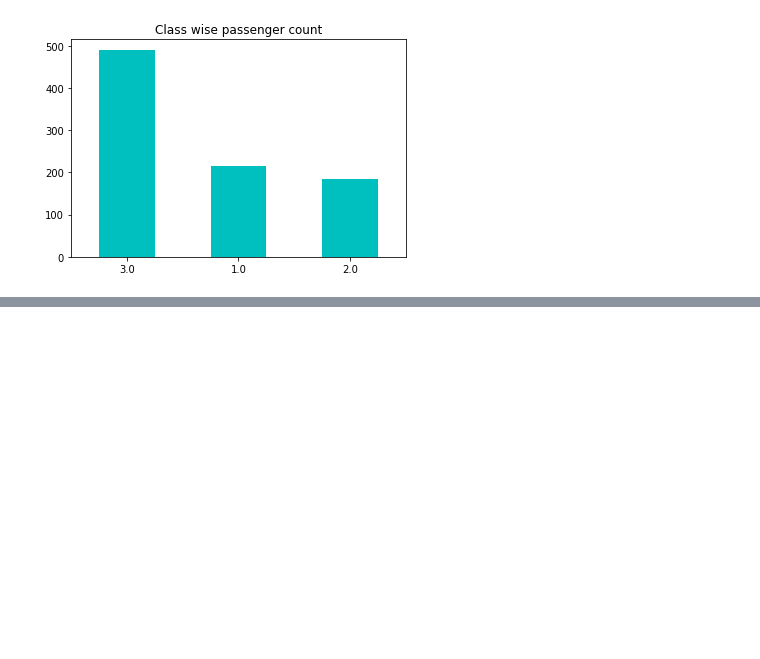
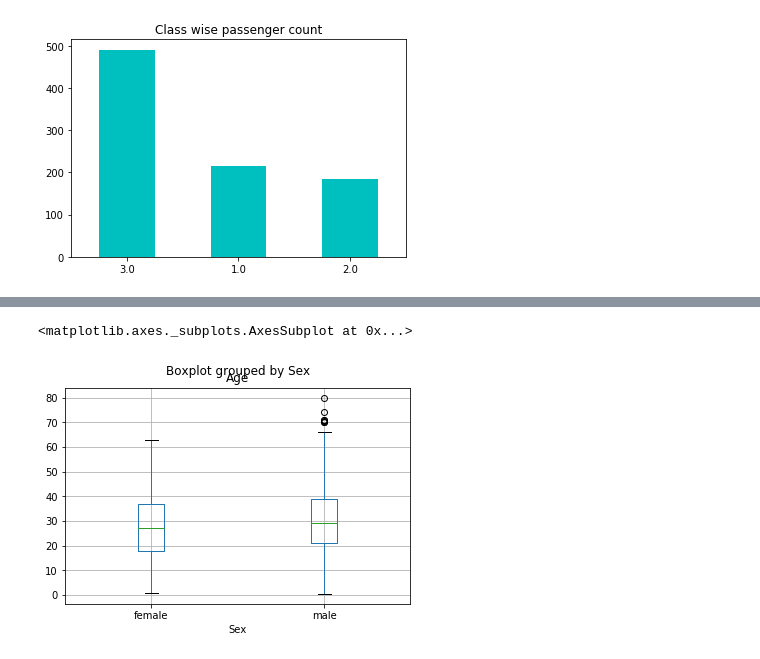
Before and after one commit to dasarisasidhar/titanic_dataset_ML, a Jupyter notebook: ML for titanic dataset from kagglle.ipynb, the cells around one changed output, grey strips where cells are left out. Saved outputs shown, nothing was run; the diff lists cells and outputs as text; code cells hidden in the pictures; blank space fills up the shorter version.

```diff
--- a/ML for titanic dataset from kagglle.ipynb
+++ b/ML for titanic dataset from kagglle.ipynb
@@ -206,0 +313,5 @@ df.Pclass.value_counts().plot(kind = 'bar', rot = 0, title = "Class wise passeng
+# %%
+df[df.Age.notnull()].boxplot('Age','Sex')
+# %% [output]
+<matplotlib.axes._subplots.AxesSubplot at 0x...>
+[figure, added]
```
Also changed, not shown: parts of 58 cells of this notebook.
